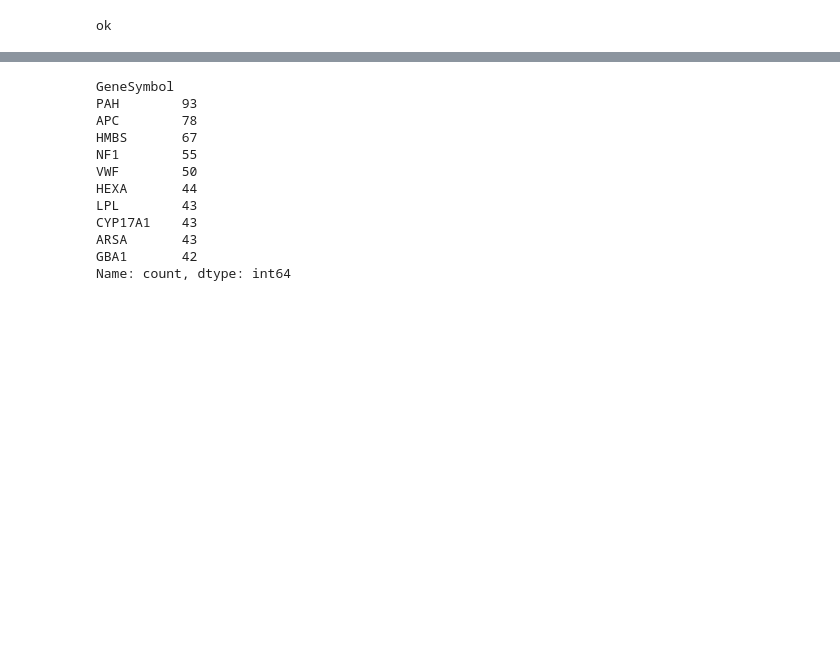
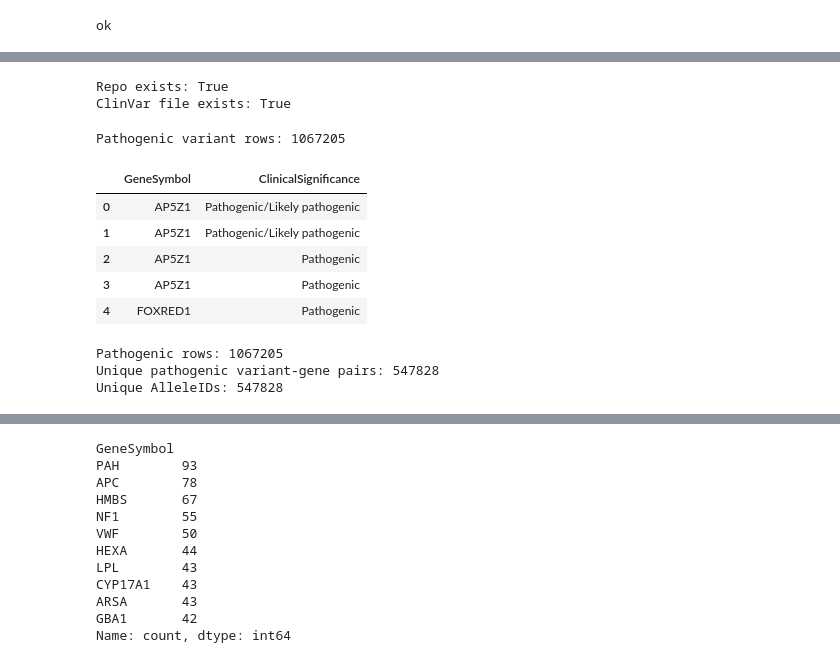
Before and after one commit to JukkaMK/clinvar-variant-analysis, a Jupyter notebook: notebook/01_clinvar_analysis.ipynb, the cells around one changed output, grey strips where cells are left out. Cells and saved outputs as stored; diff of their text form; code cells hidden in the pictures; blank space fills up the shorter version.

```diff
--- a/notebook/01_clinvar_analysis.ipynb
+++ b/notebook/01_clinvar_analysis.ipynb
@@ -10,0 +30,69 @@ ok
+# %%
+import os
+
+print("Repo exists:", os.path.exists("/content/clinvar-variant-analysis"))
+print("ClinVar file exists:", os.path.exists("/content/clinvar-variant-analysis/notebook/variant_summary.txt.gz"))
+# %% [output]
+Repo exists: True
+ClinVar file exists: True
+# %%
+import pandas as pd
+
+file = "/content/clinvar-variant-analysis/notebook/variant_summary.txt.gz"
+
+pathogenic_chunks = []
+
+for chunk in pd.read_csv(
+    file,
+    sep="\t",
+    usecols=["GeneSymbol", "ClinicalSignificance"],
+    chunksize=100000
+):
+    pathogenic_chunk = chunk[
+        chunk["ClinicalSignificance"].str.contains(
+            "Pathogenic", case=False, na=False
+        )
+    ]
+    pathogenic_chunks.append(pathogenic_chunk)
+
+pathogenic = pd.concat(pathogenic_chunks, ignore_index=True)
+
+print("Pathogenic variant rows:", len(pathogenic))
+pathogenic.head()
+# %% [output]
+Pathogenic variant rows: 1067205
+|  | GeneSymbol | ClinicalSignificance |
+| 0 | AP5Z1 | Pathogenic/Likely pathogenic |
+| 1 | AP5Z1 | Pathogenic/Likely pathogenic |
+| 2 | AP5Z1 | Pathogenic |
+| 3 | AP5Z1 | Pathogenic |
+| 4 | FOXRED1 | Pathogenic |
+# %%
+unique_chunks = []
+
+for chunk in pd.read_csv(
+    file,
+    sep="\t",
+    usecols=["#AlleleID", "GeneSymbol", "ClinicalSignificance"],
+    chunksize=100000
+):
+    p = chunk[
+        chunk["ClinicalSignificance"].str.contains(
+            "Pathogenic", case=False, na=False
+        )
+    ]
+    p = p.drop_duplicates(subset=["#AlleleID", "GeneSymbol"])
+    unique_chunks.append(p)
+
+pathogenic_unique = pd.concat(unique_chunks, ignore_index=True)
+pathogenic_unique = pathogenic_unique.drop_duplicates(
+    subset=["#AlleleID", "GeneSymbol"]
+)
+
+print("Pathogenic rows:", len(pathogenic))
+print("Unique pathogenic variant-gene pairs:", len(pathogenic_unique))
+print("Unique AlleleIDs:", pathogenic_unique["#AlleleID"].nunique())
+# %% [output]
+Pathogenic rows: 1067205
+Unique pathogenic variant-gene pairs: 547828
+Unique AlleleIDs: 547828
```
Also changed, not shown: parts of 12 cells of this notebook.
